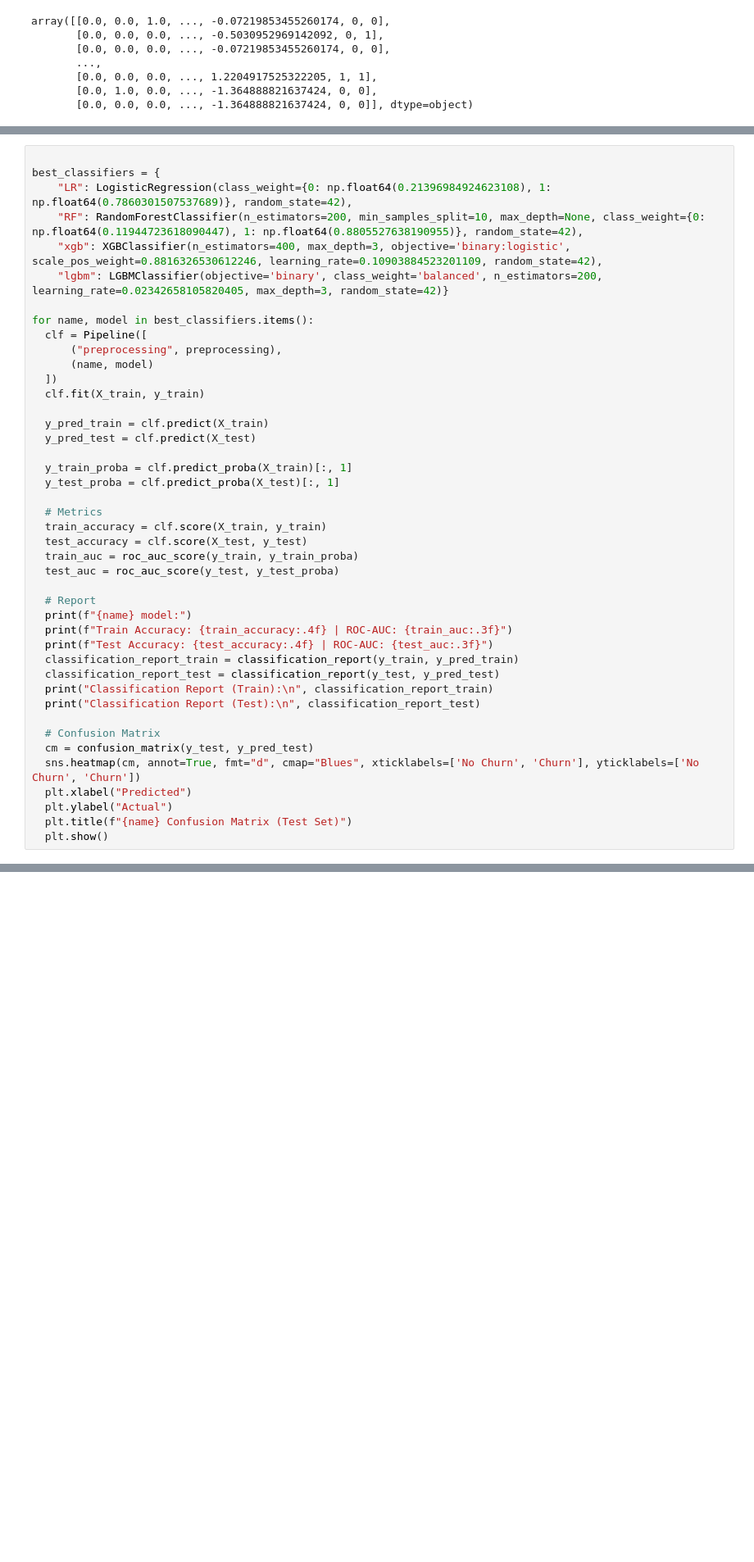
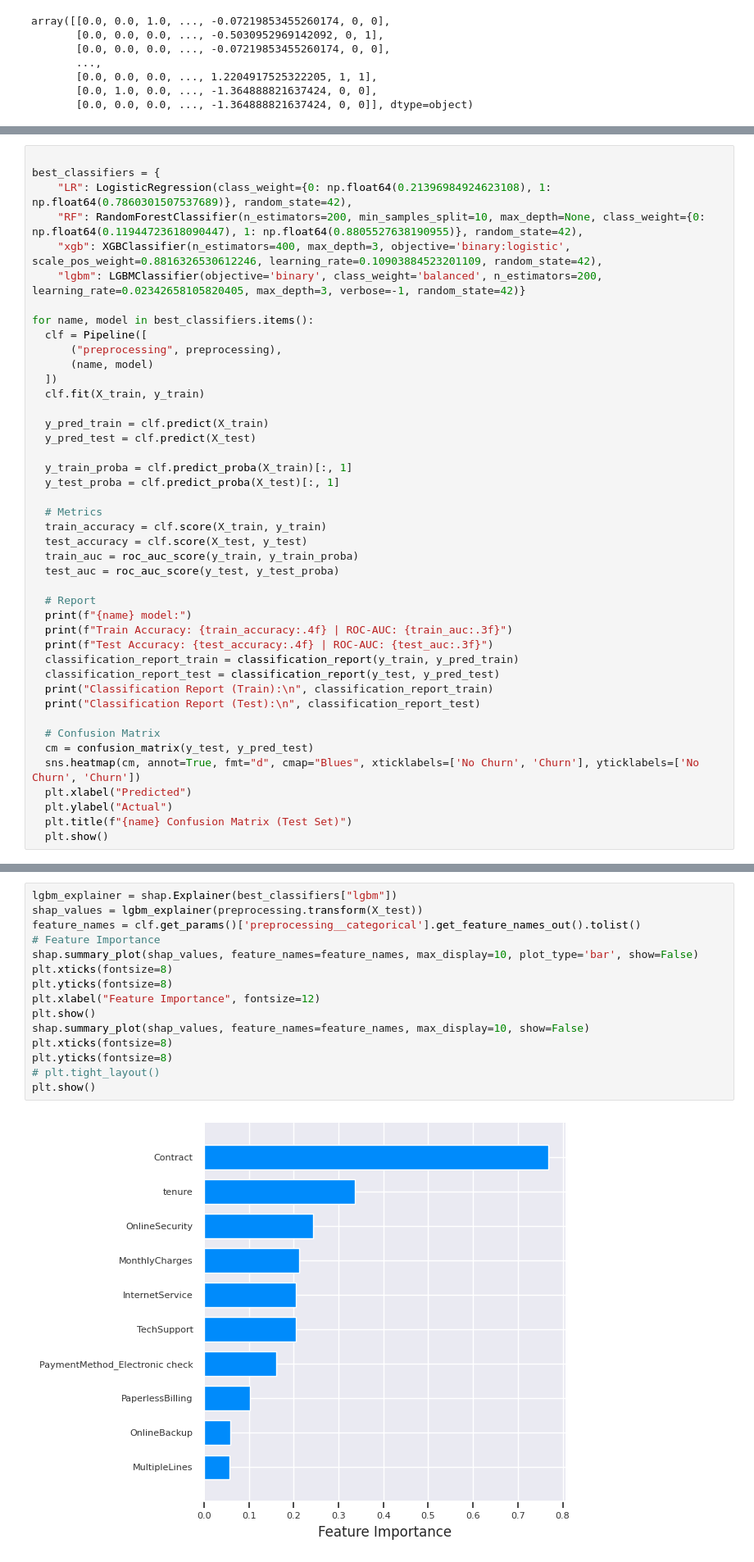
Before and after one commit to HaywhyCoder/Telco_Customer_Churn, a Jupyter notebook: notebooks/Telco_Customer_Churn.ipynb, the cells around one changed output, grey strips where cells are left out. Shown at 82% size. Drawn from its saved outputs; the diff is of its cells as text; blank space fills up the shorter version.

```diff
--- a/notebooks/Telco_Customer_Churn.ipynb
+++ b/notebooks/Telco_Customer_Churn.ipynb
@@ -627,7 +610,7 @@ best_classifiers = {
     "LR": LogisticRegression(class_weight={0: np.float64(0.21396984924623108), 1: np.float64(0.7860301507537689)}, random_state=42),
     "RF": RandomForestClassifier(n_estimators=200, min_samples_split=10, max_depth=None, class_weight={0: np.float64(0.11944723618090447), 1: np.float64(0.8805527638190955)}, random_state=42),
     "xgb": XGBClassifier(n_estimators=400, max_depth=3, objective='binary:logistic', scale_pos_weight=0.8816326530612246, learning_rate=0.10903884523201109, random_state=42),
-    "lgbm": LGBMClassifier(objective='binary', class_weight='balanced', n_estimators=200, learning_rate=0.02342658105820405, max_depth=3, random_state=42)}
+    "lgbm": LGBMClassifier(objective='binary', class_weight='balanced', n_estimators=200, learning_rate=0.02342658105820405, max_depth=3, verbose=-1, random_state=42)}
 
 for name, model in best_classifiers.items():
   clf = Pipeline([
@@ -739,0 +727,17 @@ weighted avg       0.81      0.75      0.76      1409
+# %%
+lgbm_explainer = shap.Explainer(best_classifiers["lgbm"])
+shap_values = lgbm_explainer(preprocessing.transform(X_test))
+feature_names = clf.get_params()['preprocessing__categorical'].get_feature_names_out().tolist()
+# Feature Importance
+shap.summary_plot(shap_values, feature_names=feature_names, max_display=10, plot_type='bar', show=False)
+plt.xticks(fontsize=8)
+plt.yticks(fontsize=8)
+plt.xlabel("Feature Importance", fontsize=12)
+plt.show()
+shap.summary_plot(shap_values, feature_names=feature_names, max_display=10, show=False)
+plt.xticks(fontsize=8)
+plt.yticks(fontsize=8)
+# plt.tight_layout()
+plt.show()
+# %% [output]
+[figure, added]
```
Also changed, not shown: parts of 12 cells of this notebook.
